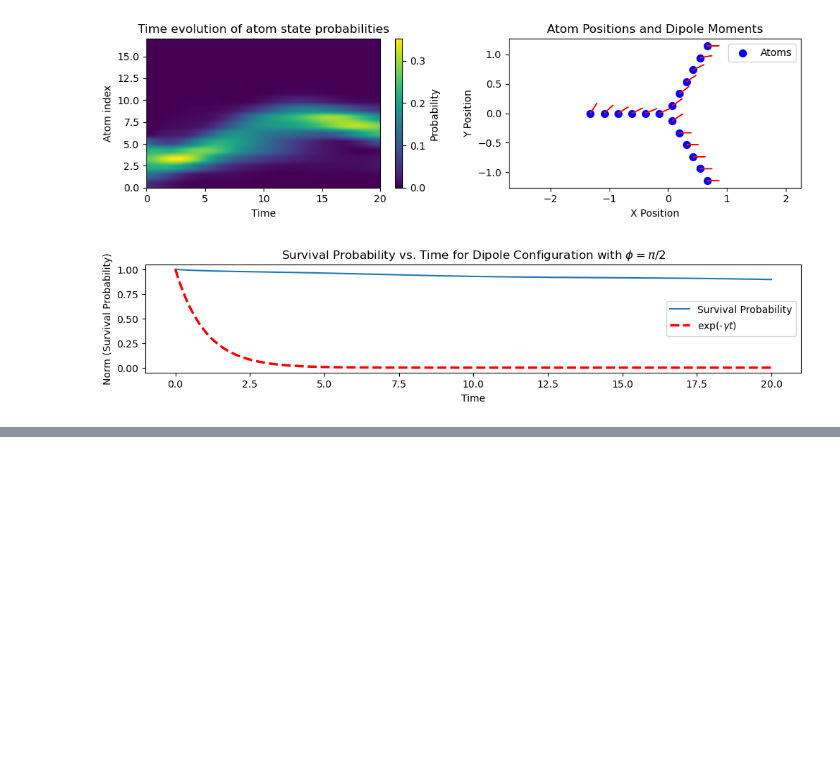
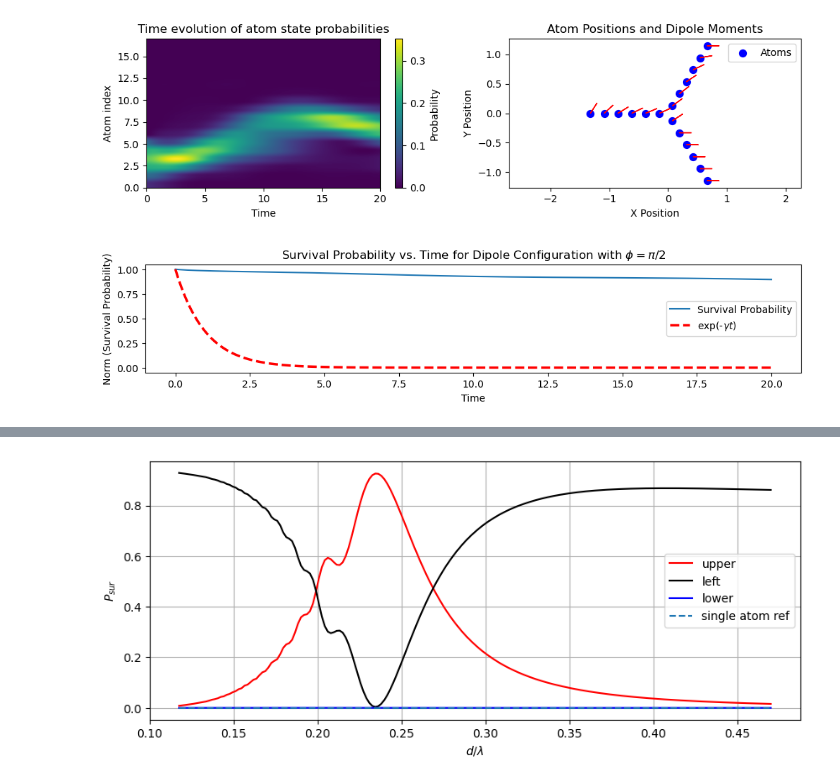
Before and after one commit to LBPhysics/GIT_Code_BA, a Jupyter notebook: Continuation/Qutip/New_Topology.ipynb, the cells around one changed output, grey strips where cells are left out. Saved outputs shown, nothing was run; the diff lists cells and outputs as text; code cells hidden in the pictures; blank space fills up the shorter version.

```diff
--- a/Continuation/Qutip/New_Topology.ipynb
+++ b/Continuation/Qutip/New_Topology.ipynb
@@ -390,0 +436,12 @@ plt.show()
+# %%
+P_sur_upper = np.zeros(dist_size)
+P_sur_lower = np.zeros(dist_size)
+P_sur_back  = np.zeros(dist_size)
+
+for i, dist in enumerate(tqdm(dists, desc='Distances')):
+    y1, y2 = survival_probabilities(dipoles, dist, [times[-1]], Psi_0=psi0)
+    P_sur_upper[i] = y1[end_time_index, list(range(N//3, 2*N//3-1))].sum()
+    P_sur_lower[i] = y1[end_time_index, list(range(2*N//3, N))].sum()
+    P_sur_back[i]  = y1[end_time_index, list(range(0, N//3-1))].sum()
+# %% [output]
+[figure, added]
```
Also changed, not shown: parts of 7 cells of this notebook, 1 other file.
